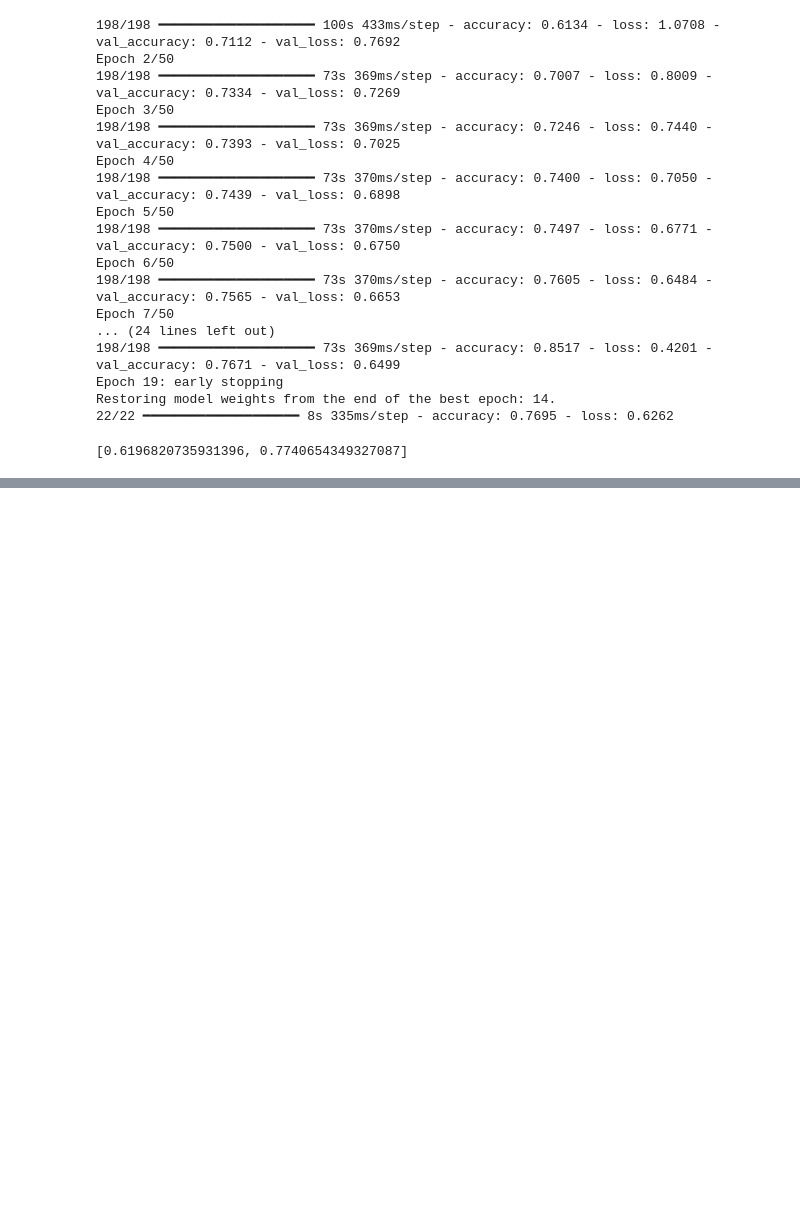
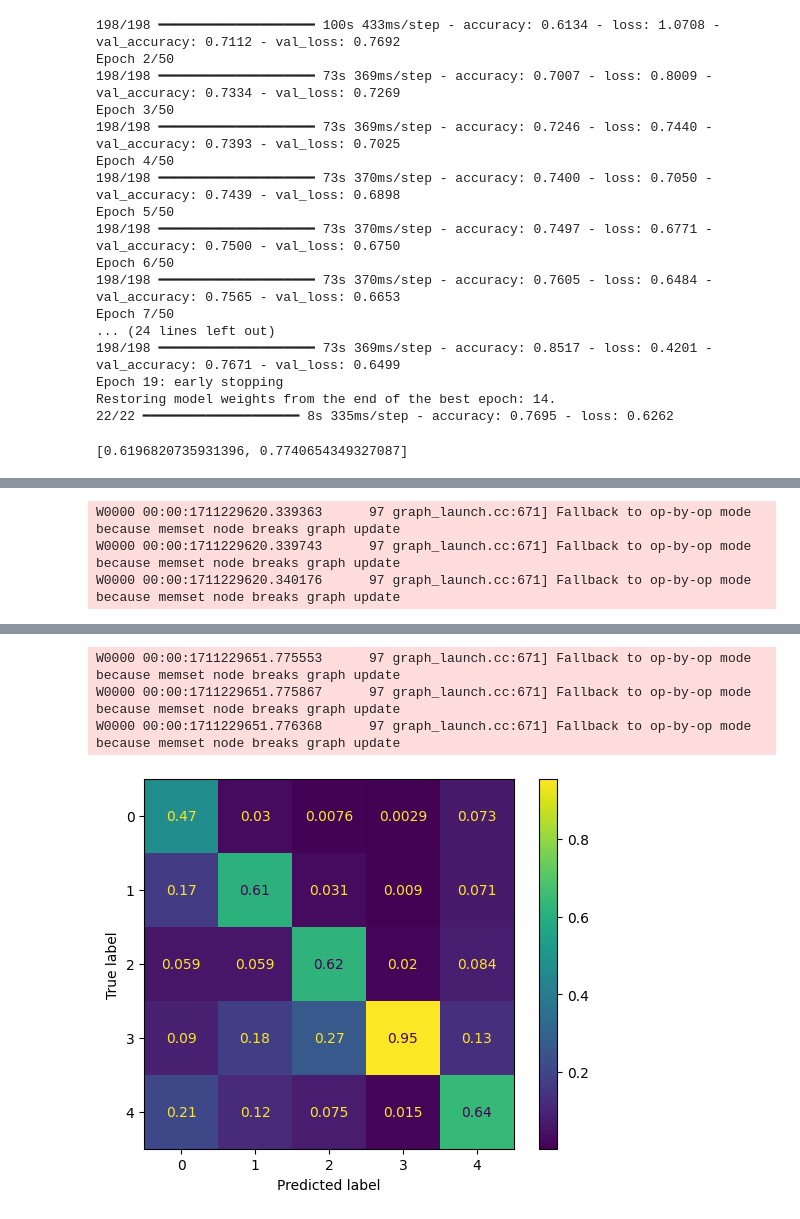
Before and after one commit to btsmith29/AMLS_II_assignment23_24, a Jupyter notebook: assignment-workings.ipynb, the cells around one changed output, grey strips where cells are left out. Saved outputs shown, nothing was run; the diff lists cells and outputs as text; code cells hidden in the pictures; blank space fills up the shorter version.

```diff
--- a/assignment-workings.ipynb
+++ b/assignment-workings.ipynb
@@ -191,6 +315,6 @@ def model_convnext_tiny(params: Params) -> Model:
 # %%
 def run_experiment(exp_id: str, sub_exp_id: int, model_fn: str,
-                      ds_train_: Dataset, ds_valid_: Dataset, params: Params) -> Tuple[Model, pd.DataFrame]:
+                      ds_train_: Dataset, ds_valid_: Dataset, params: Params, weights = None) -> Tuple[Model, pd.DataFrame]:
 
     model = model_fn(params)
 
@@ -225,7 +349,8 @@ def run_experiment(exp_id: str, sub_exp_id: int, model_fn: str,
         validation_data=ds_valid_,
         epochs=params.epochs,
         verbose=1,
-        callbacks=cbs
+        callbacks=cbs,
+        class_weight = weights
     )
 
     df_hist = pd.DataFrame(history.history)
@@ -465,0 +1330,15 @@ plot_experiments_comp(df_results,["model_convnext_tiny_1fc", "model_convnext_tin
+# %%
+probabilities = m1a.predict(ds_test2)
+predictions = np.argmax(probabilities, axis=1)
+#Counter(predictions)
+
+y = np.concatenate([y for x, y in ds_test2], axis=0)
+ys = [np.argmax(x) for x in y]
+
+from sklearn.metrics import confusion_matrix, ConfusionMatrixDisplay
+#Create confusion matrix and normalizes it over predicted (columns)
+result = confusion_matrix(ys, predictions, labels=[0,1,2,3,4], normalize='pred')
+disp = ConfusionMatrixDisplay(result, display_labels=[0,1,2,3,4])
+disp.plot()
+plt.show()
+# %% [output]
@@ -465,0 +1346,3 @@ plot_experiments_comp(df_results,["model_convnext_tiny_1fc", "model_convnext_tin
+W0000 00:00:1711229620.339363      97 graph_launch.cc:671] Fallback to op-by-op mode because memset node breaks graph update
+W0000 00:00:1711229620.339743      97 graph_launch.cc:671] Fallback to op-by-op mode because memset node breaks graph update
+W0000 00:00:1711229620.340176      97 graph_launch.cc:671] Fallback to op-by-op mode because memset node breaks graph update
@@ -465,0 +1350,4 @@ plot_experiments_comp(df_results,["model_convnext_tiny_1fc", "model_convnext_tin
+W0000 00:00:1711229651.775553      97 graph_launch.cc:671] Fallback to op-by-op mode because memset node breaks graph update
+W0000 00:00:1711229651.775867      97 graph_launch.cc:671] Fallback to op-by-op mode because memset node breaks graph update
+W0000 00:00:1711229651.776368      97 graph_launch.cc:671] Fallback to op-by-op mode because memset node breaks graph update
+[figure, added]
```
Also changed, not shown: parts of 61 cells of this notebook.
